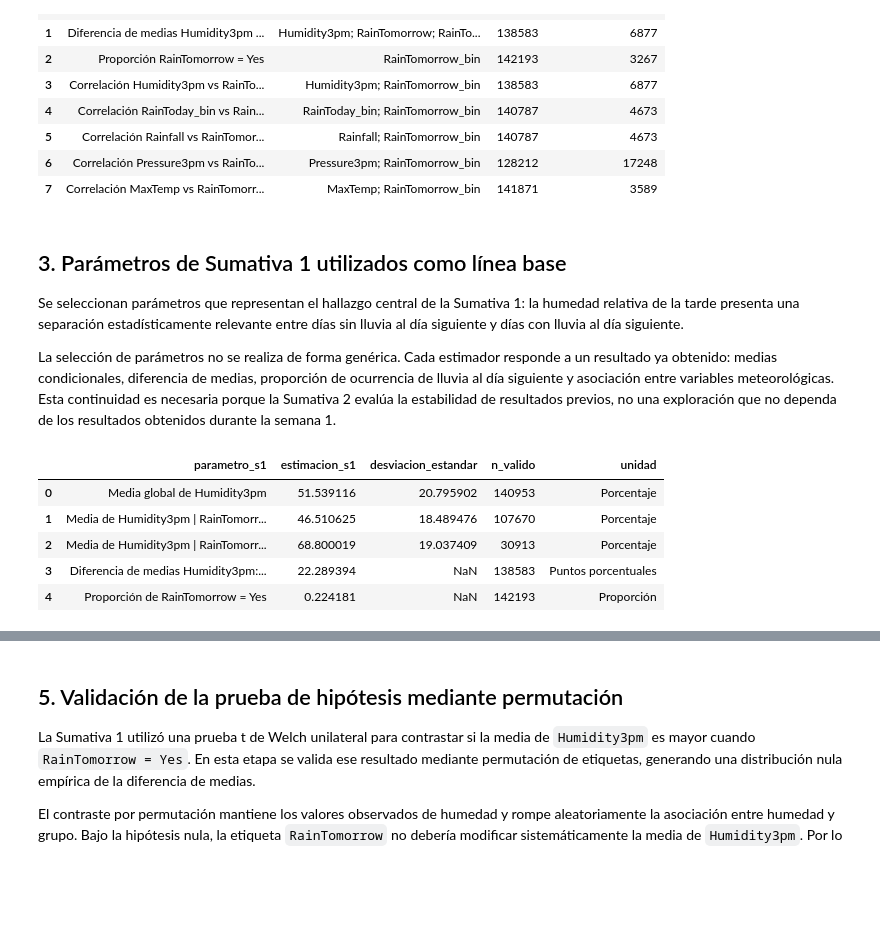
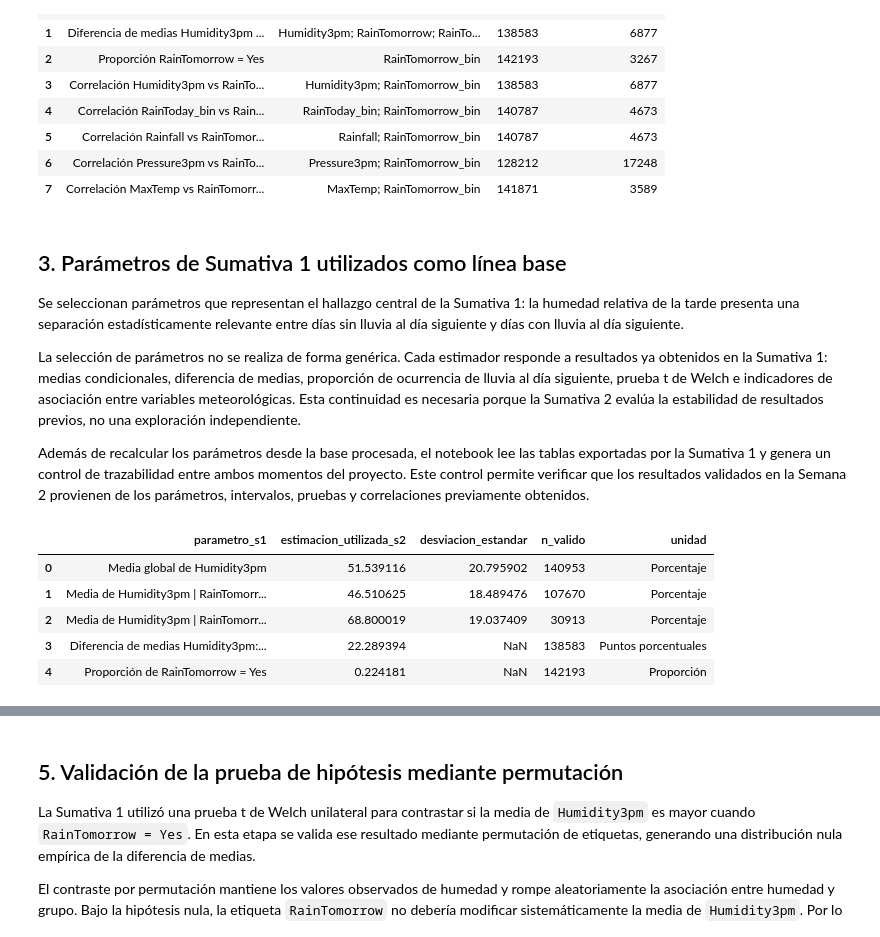
Before and after one commit to edocontreras/mcdia501-estadistica-computacional-g6, a Jupyter notebook: semana2/notebooks/Sumativa2_Rain_Australia_G6.ipynb, the cells around one changed output, grey strips where cells are left out. Drawn from its saved outputs; the diff is of its cells as text; code cells hidden in the pictures; blank space fills up the shorter version.

```diff
--- a/semana2/notebooks/Sumativa2_Rain_Australia_G6.ipynb
+++ b/semana2/notebooks/Sumativa2_Rain_Australia_G6.ipynb
@@ -38,6 +38,7 @@ DATA_INPUT = SEMANA2_DIR / 'data' / 'input'
 DATA_IN = DATA_INPUT / 'weatherAUS_sumativa1_variables_clave.csv'
 DATA_PROCESSED = SEMANA2_DIR / 'data' / 'processed'
 TABLES_DIR = SEMANA2_DIR / 'docs' / 'tables'
+S1_TABLES_DIR = SEMANA1_DIR / 'docs' / 'tables'
 FIGURES_DIR = SEMANA2_DIR / 'docs' / 'figures'
 SRC_DIR = SEMANA2_DIR / 'src'
 
@@ -46,7 +47,7 @@ for directory in [DATA_INPUT, DATA_PROCESSED, TABLES_DIR, FIGURES_DIR]:
 
 sys.path.append(str(SRC_DIR))
 from remuestreo_utils import (
-    normal_ci_mean, normal_ci_proportion, welch_ci_difference, cohens_d_independent,
+    normal_ci_mean, normal_ci_proportion, wilson_ci_proportion, welch_ci_difference, cohens_d_independent,
     bootstrap_mean, bootstrap_proportion, bootstrap_difference_means,
     jackknife_mean_values, jackknife_difference_means_values,
     bca_interval, percentile_interval, permutation_difference_means,
@@ -267,40 +268,104 @@ display(resumen_casos_validos)
 
 Se seleccionan parámetros que representan el hallazgo central de la Sumativa 1: la humedad relativa de la tarde presenta una separación estadísticamente relevante entre días sin lluvia al día siguiente y días con lluvia al día siguiente.
 
-La selección de parámetros no se realiza de forma genérica. Cada estimador responde a un resultado ya obtenido: medias condicionales, diferencia de medias, proporción de ocurrencia de lluvia al día siguiente y asociación entre variables meteorológicas. Esta continuidad es necesaria porque la Sumativa 2 evalúa la estabilidad de resultados previos, no una exploración que no dependa de los resultados obtenidos durante la semana 1.
+La selección de parámetros no se realiza de forma genérica. Cada estimador responde a resultados ya obtenidos en la Sumativa 1: medias condicionales, diferencia de medias, proporción de ocurrencia de lluvia al día siguiente, prueba t de Welch e indicadores de asociación entre variables meteorológicas. Esta continuidad es necesaria porque la Sumativa 2 evalúa la estabilidad de resultados previos, no una exploración independiente.
+
+Además de recalcular los parámetros desde la base procesada, el notebook lee las tablas exportadas por la Sumativa 1 y genera un control de trazabilidad entre ambos momentos del proyecto. Este control permite verificar que los resultados validados en la Semana 2 provienen de los parámetros, intervalos, pruebas y correlaciones previamente obtenidos.
 # %%
+
 valid_humidity = base_humidity_groups.copy()
 
 h_all_global = base_validacion['Humidity3pm'].dropna().to_numpy(dtype=float)
 h_yes = valid_humidity.loc[valid_humidity['RainTomorrow'] == 'Yes', 'Humidity3pm'].to_numpy(dtype=float)
 h_no = valid_humidity.loc[valid_humidity['RainTomorrow'] == 'No', 'Humidity3pm'].to_numpy(dtype=float)
 h_all_grupos = valid_humidity['Humidity3pm'].to_numpy(dtype=float)
 y_all_grupos = valid_humidity['RainTomorrow_bin'].to_numpy(dtype=float)
 
 mean_all = float(np.mean(h_all_global))
 sd_all = float(np.std(h_all_global, ddof=1))
 mean_yes = float(np.mean(h_yes))
 mean_no = float(np.mean(h_no))
 diff_yes_no = mean_yes - mean_no
 prop_yes = float(np.mean(base_rain_prop['RainTomorrow_bin']))
 sd_yes = float(np.std(h_yes, ddof=1))
 sd_no = float(np.std(h_no, ddof=1))
 
 welch_stat = stats.ttest_ind(h_yes, h_no, equal_var=False, alternative='greater')
 cohen_d = cohens_d_independent(h_yes, h_no)
 
 parametros_s1 = pd.DataFrame([
     ['Media global de Humidity3pm', mean_all, sd_all, len(h_all_global), 'Porcentaje'],
     ['Media de Humidity3pm | RainTomorrow = No', mean_no, sd_no, len(h_no), 'Porcentaje'],
     ['Media de Humidity3pm | RainTomorrow = Yes', mean_yes, sd_yes, len(h_yes), 'Porcentaje'],
     ['Diferencia de medias Humidity3pm: Yes - No', diff_yes_no, np.nan, len(valid_humidity), 'Puntos porcentuales'],
     ['Proporción de RainTomorrow = Yes', prop_yes, np.nan, len(base_rain_prop), 'Proporción']
-], columns=['parametro_s1', 'estimacion_s1', 'desviacion_estandar', 'n_valido', 'unidad'])
+], columns=['parametro_s1', 'estimacion_utilizada_s2', 'desviacion_estandar', 'n_valido', 'unidad'])
 
 parametros_s1.to_csv(TABLES_DIR / '01_parametros_s1_utilizados.csv', index=False)
-parametros_s1
+
+s1_ic_global = pd.read_csv(S1_TABLES_DIR / '10_ic_humidity3pm_95_99.csv')
+s1_ic_grupos = pd.read_csv(S1_TABLES_DIR / '11_ic_humidity3pm_por_grupo_95_99.csv')
+s1_ic_prop = pd.read_csv(S1_TABLES_DIR / '12_ic_wilson_proporcion_rain_tomorrow_yes.csv')
+s1_welch = pd.read_csv(S1_TABLES_DIR / '13_prueba_t_welch_humidity3pm_unilateral.csv')
+s1_corr = pd.read_csv(S1_TABLES_DIR / '06_matriz_correlacion_pearson.csv')
+
+ic_global_95 = s1_ic_global.loc[s1_ic_global['confianza'] == '95%'].iloc[0]
+ic_no_95 = s1_ic_grupos.loc[(s1_ic_grupos['RainTomorrow'] == 'No') & (s1_ic_grupos['confianza'] == '95%')].iloc[0]
+ic_yes_95 = s1_ic_grupos.loc[(s1_ic_grupos['RainTomorrow'] == 'Yes') & (s1_ic_grupos['confianza'] == '95%')].iloc[0]
+ic_prop_95 = s1_ic_prop.loc[s1_ic_prop['confianza'] == '95%'].iloc[0]
+welch_s1_row = s1_welch.iloc[0]
+
+def corr_s1_value(variable: str) -> float:
+    return float(s1_corr.loc[s1_corr['variable'] == variable, 'RainTomorrow_bin'].iloc[0])
+
+def corr_s2_value(variable: str) -> float:
+    pair = base_validacion[[variable, 'RainTomorrow_bin']].dropna()
+    return float(np.corrcoef(pair[variable].to_numpy(dtype=float), pair['RainTomorrow_bin'].to_numpy(dtype=float))[0, 1])
+
+trazabilidad_records = []
+
+def add_trace(tipo, resultado, fuente_s1, valor_s1, valor_s2, unidad, tolerancia):
+    valor_s1 = float(valor_s1)
+    valor_s2 = float(valor_s2)
+    diferencia = abs(valor_s1 - valor_s2)
+    trazabilidad_records.append({
+        'tipo_resultado_s1': tipo,
+        'resultado_validado': resultado,
+        'fuente_tabla_s1': fuente_s1,
+        'valor_reportado_s1': valor_s1,
+        'valor_recalculado_o_utilizado_s2': valor_s2,
+        'diferencia_absoluta': diferencia,
+        'tolerancia_control': tolerancia,
+        'estado_trazabilidad': 'Consistente' if diferencia <= tolerancia else 'Revisar',
+        'unidad': unidad
+    })
+
+add_trace('Parámetro', 'Media global de Humidity3pm', '10_ic_humidity3pm_95_99.csv', ic_global_95['media'], mean_all, 'Porcentaje', 1e-6)
+add_trace('Intervalo clásico', 'IC95 inferior media global Humidity3pm', '10_ic_humidity3pm_95_99.csv', ic_global_95['ic_inf'], normal_ci_mean(h_all_global)[1], 'Porcentaje', 1e-6)
+add_trace('Intervalo clásico', 'IC95 superior media global Humidity3pm', '10_ic_humidity3pm_95_99.csv', ic_global_95['ic_sup'], normal_ci_mean(h_all_global)[2], 'Porcentaje', 1e-6)
+add_trace('Parámetro', 'Media Humidity3pm | RainTomorrow = No', '11_ic_humidity3pm_por_grupo_95_99.csv', ic_no_95['media'], mean_no, 'Porcentaje', 1e-6)
+add_trace('Parámetro', 'Media Humidity3pm | RainTomorrow = Yes', '11_ic_humidity3pm_por_grupo_95_99.csv', ic_yes_95['media'], mean_yes, 'Porcentaje', 1e-6)
+add_trace('Intervalo clásico', 'IC95 inferior Humidity3pm | RainTomorrow = No', '11_ic_humidity3pm_por_grupo_95_99.csv', ic_no_95['ic_inf'], normal_ci_mean(h_no)[1], 'Porcentaje', 1e-6)
+add_trace('Intervalo clásico', 'IC95 superior Humidity3pm | RainTomorrow = No', '11_ic_humidity3pm_por_grupo_95_99.csv', ic_no_95['ic_sup'], normal_ci_mean(h_no)[2], 'Porcentaje', 1e-6)
+add_trace('Intervalo clásico', 'IC95 inferior Humidity3pm | RainTomorrow = Yes', '11_ic_humidity3pm_por_grupo_95_99.csv', ic_yes_95['ic_inf'], normal_ci_mean(h_yes)[1], 'Porcentaje', 1e-6)
+add_trace('Intervalo clásico', 'IC95 superior Humidity3pm | RainTomorrow = Yes', '11_ic_humidity3pm_por_grupo_95_99.csv', ic_yes_95['ic_sup'], normal_ci_mean(h_yes)[2], 'Porcentaje', 1e-6)
+add_trace('Parámetro', 'Proporción RainTomorrow = Yes', '12_ic_wilson_proporcion_rain_tomorrow_yes.csv', ic_prop_95['proporcion'], prop_yes, 'Proporción', 1e-9)
+add_trace('Intervalo Wilson', 'IC95 Wilson inferior proporción RainTomorrow = Yes', '12_ic_wilson_proporcion_rain_tomorrow_yes.csv', ic_prop_95['ic_inf'], wilson_ci_proportion(base_rain_prop['RainTomorrow_bin'].to_numpy(dtype=float))[1], 'Proporción', 1e-9)
+add_trace('Intervalo Wilson', 'IC95 Wilson superior proporción RainTomorrow = Yes', '12_ic_wilson_proporcion_rain_tomorrow_yes.csv', ic_prop_95['ic_sup'], wilson_ci_proportion(base_rain_prop['RainTomorrow_bin'].to_numpy(dtype=float))[2], 'Proporción', 1e-9)
+add_trace('Prueba de hipótesis', 'Diferencia de medias Humidity3pm Yes - No', '13_prueba_t_welch_humidity3pm_unilateral.csv', welch_s1_row['diferencia_medias'], diff_yes_no, 'Puntos porcentuales', 1e-6)
+add_trace('Prueba de hipótesis', 'Estadístico t de Welch unilateral', '13_prueba_t_welch_humidity3pm_unilateral.csv', welch_s1_row['t'], float(welch_stat.statistic), 'Estadístico t', 1e-6)
+add_trace('Prueba de hipótesis', 'Cohen d diferencia Humidity3pm', '13_prueba_t_welch_humidity3pm_unilateral.csv', welch_s1_row['cohen_d'], cohen_d, 'Tamaño de efecto', 1e-6)
+
+for variable in ['Humidity3pm', 'RainToday_bin', 'Rainfall', 'Pressure3pm', 'MaxTemp']:
+    add_trace('Correlación', f'Correlación {variable} con RainTomorrow_bin', '06_matriz_correlacion_pearson.csv', corr_s1_value(variable), corr_s2_value(variable), 'Coeficiente r', 5e-3)
+
+control_trazabilidad = pd.DataFrame(trazabilidad_records)
+control_trazabilidad.to_csv(TABLES_DIR / '00f_control_trazabilidad_s1_s2.csv', index=False)
+
+display(parametros_s1)
+display(control_trazabilidad)
 # %% [output]
-|  | parametro_s1 | estimacion_s1 | desviacion_estandar | n_valido | unidad |
+|  | parametro_s1 | estimacion_utilizada_s2 | desviacion_estandar | n_valido | unidad |
 | 0 | Media global de Humidity3pm | 51.539116 | 20.795902 | 140953 | Porcentaje |
 | 1 | Media de Humidity3pm | RainTomorr... | 46.510625 | 18.489476 | 107670 | Porcentaje |
 | 2 | Media de Humidity3pm | RainTomorr... | 68.800019 | 19.037409 | 30913 | Porcentaje |
```
Also changed, not shown: parts of 12 cells of this notebook.
